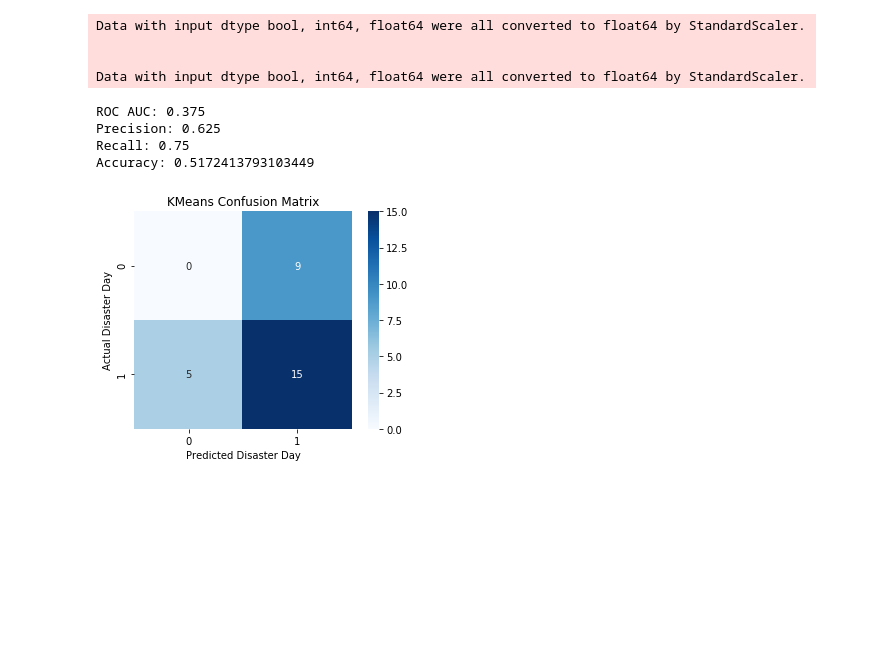
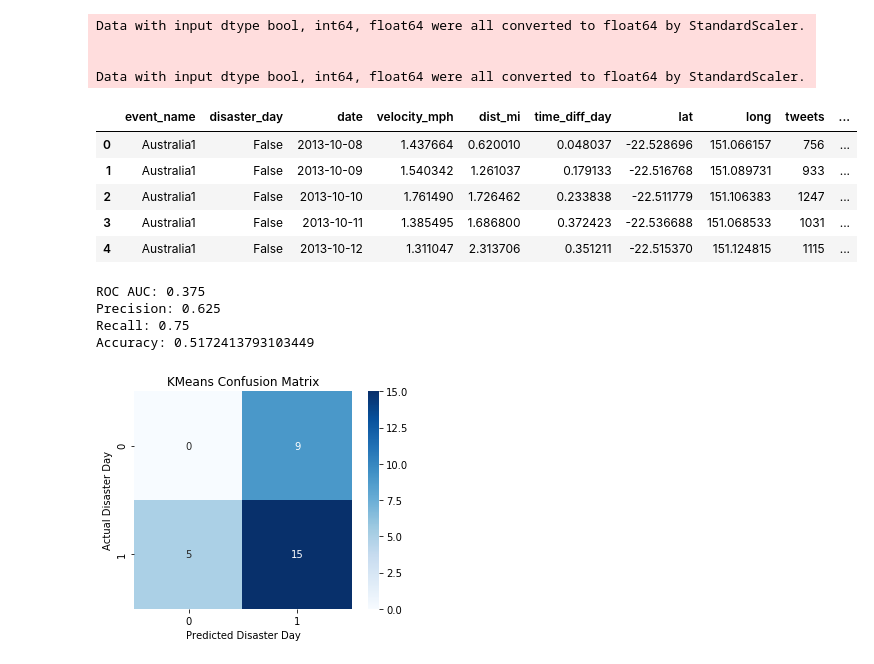
Before and after one commit to Matt-Carney/Natural_Disaster, a Jupyter notebook: Natural_Disaster.ipynb, the cells around one changed output. Drawn from its saved outputs; the diff is of its cells as text; code cells hidden in the pictures; blank space fills up the shorter version.

```diff
--- a/Natural_Disaster.ipynb
+++ b/Natural_Disaster.ipynb
@@ -291,7 +322,14 @@ Data with input dtype bool, int64, float64 were all converted to float64 by Stan
 
 Data with input dtype bool, int64, float64 were all converted to float64 by StandardScaler.
 # %%
-Aus1_2
+Aus1_2.head()
+# %% [output]
+|  | event_name | disaster_day | date | velocity_mph | dist_mi | time_diff_day | lat | long | tweets | ... |
+| 0 | Australia1 | False | 2013-10-08 | 1.437664 | 0.620010 | 0.048037 | -22.528696 | 151.066157 | 756 | ... |
+| 1 | Australia1 | False | 2013-10-09 | 1.540342 | 1.261037 | 0.179133 | -22.516768 | 151.089731 | 933 | ... |
+| 2 | Australia1 | False | 2013-10-10 | 1.761490 | 1.726462 | 0.233838 | -22.511779 | 151.106383 | 1247 | ... |
+| 3 | Australia1 | False | 2013-10-11 | 1.385495 | 1.686800 | 0.372423 | -22.536688 | 151.068533 | 1031 | ... |
+| 4 | Australia1 | False | 2013-10-12 | 1.311047 | 2.313706 | 0.351211 | -22.515370 | 151.124815 | 1115 | ... |
 # %%
 #Confusion matrix function
 def conf_matrix(data):
```
Also changed, not shown: parts of 27 cells of this notebook.
